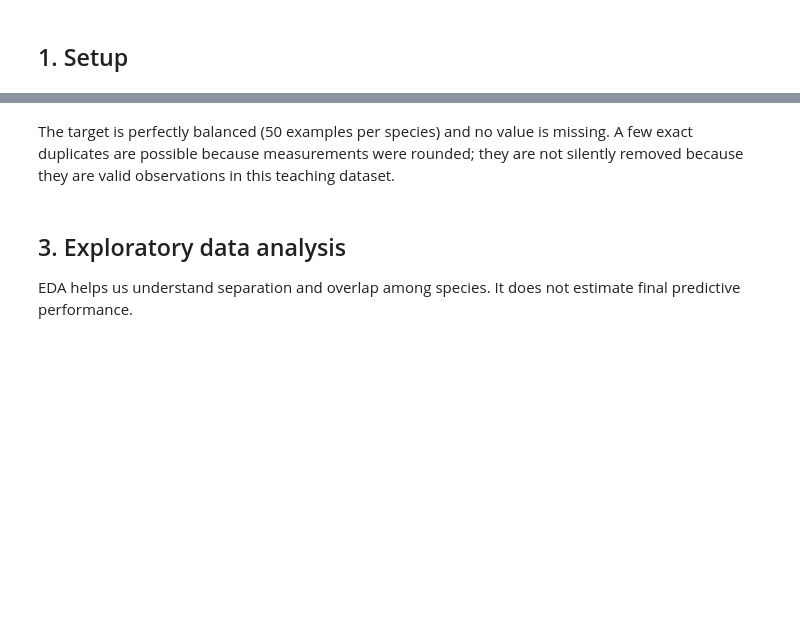
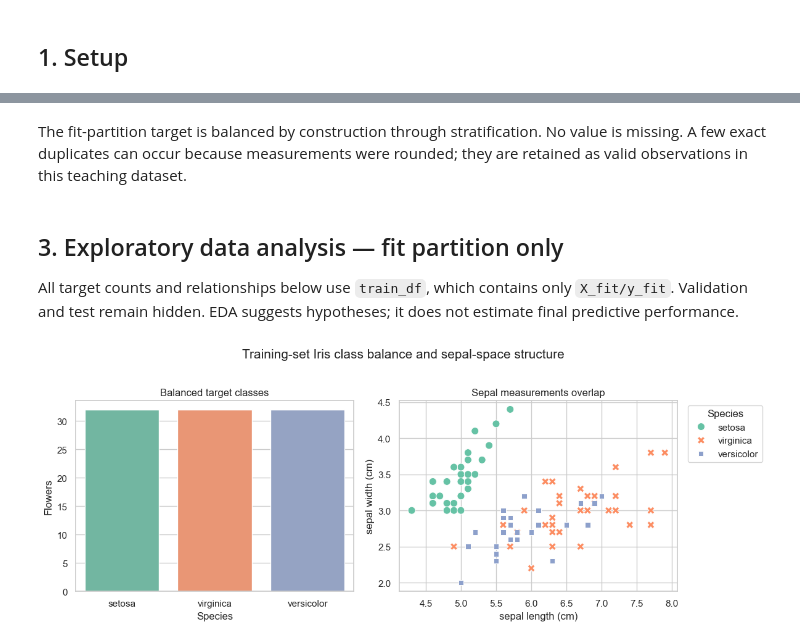
Before and after one commit to godcanfly/data-science-prep-course, a Jupyter notebook: notebooks/Capstone_Iris.ipynb, the cells around one changed output, grey strips where cells are left out. Drawn from its saved outputs; the diff is of its cells as text; code cells hidden in the pictures; blank space fills up the shorter version.

```diff
--- a/notebooks/Capstone_Iris.ipynb
+++ b/notebooks/Capstone_Iris.ipynb
@@ -13,19 +15,27 @@ import matplotlib.pyplot as plt
 import numpy as np
 import pandas as pd
 import seaborn as sns
+from sklearn.base import clone
 from sklearn.datasets import load_iris
 from sklearn.dummy import DummyClassifier
 from sklearn.inspection import permutation_importance
 from sklearn.linear_model import LogisticRegression
-from sklearn.metrics import ConfusionMatrixDisplay, accuracy_score, classification_report
+from sklearn.metrics import ConfusionMatrixDisplay, accuracy_score, classification_report, f1_score
 from sklearn.model_selection import StratifiedKFold, cross_validate, train_test_split
 from sklearn.pipeline import Pipeline
 from sklearn.preprocessing import StandardScaler
 from sklearn.tree import DecisionTreeClassifier
 
 RANDOM_STATE = 42
+INTERPRETATION_RANDOM_STATE = 43
+BOOTSTRAP_RANDOM_STATE = 2026
 TEST_SIZE = 0.20
+VALIDATION_SIZE = 0.20
+PRIMARY_METRIC = "macro-F1"
+PRIMARY_SCORING = "f1_macro"
+TIE_TOLERANCE = 1e-6
 np.random.seed(RANDOM_STATE)
 sns.set_theme(style="whitegrid", context="notebook")
 
-print("Random seed:", RANDOM_STATE)
+print("Split seed:", RANDOM_STATE)
+print("Primary metric:", PRIMARY_METRIC)
@@ -58,30 +131,32 @@ overview
 # %% [markdown]
-The target is perfectly balanced (50 examples per species) and no value is missing. A few exact duplicates are possible because measurements were rounded; they are not silently removed because they are valid observations in this teaching dataset.
+The fit-partition target is balanced by construction through stratification. No value is missing. A few exact duplicates can occur because measurements were rounded; they are retained as valid observations in this teaching dataset.
 # %% [markdown]
-## 3. Exploratory data analysis
+## 3. Exploratory data analysis — fit partition only
 
-EDA helps us understand separation and overlap among species. It does not estimate final predictive performance.
+All target counts and relationships below use `train_df`, which contains only `X_fit/y_fit`. Validation and test remain hidden. EDA suggests hypotheses; it does not estimate final predictive performance.
 # %%
 fig, axes = plt.subplots(1, 2, figsize=(12, 4.5))
 
-sns.countplot(data=df, x="species", hue="species", palette="Set2", legend=False, ax=axes[0])
+sns.countplot(data=train_df, x="species", hue="species", palette="Set2", legend=False, ax=axes[0])
 axes[0].set(title="Balanced target classes", xlabel="Species", ylabel="Flowers")
 
 sns.scatterplot(
-    data=df,
+    data=train_df,
     x="sepal length (cm)",
     y="sepal width (cm)",
     hue="species",
     style="species",
     s=75,
     palette="Set2",
     ax=axes[1],
 )
 axes[1].set_title("Sepal measurements overlap")
 axes[1].legend(title="Species", bbox_to_anchor=(1.02, 1), loc="upper left")
 
-fig.suptitle("Iris class balance and sepal-space structure", fontsize=15, y=1.02)
+fig.suptitle("Training-set Iris class balance and sepal-space structure", fontsize=15, y=1.02)
 plt.tight_layout()
 plt.show()
+# %% [output]
+[figure, added]
 # %%
 pair_grid = sns.pairplot(
```
Also changed, not shown: parts of 23 cells of this notebook, 11 other files.
